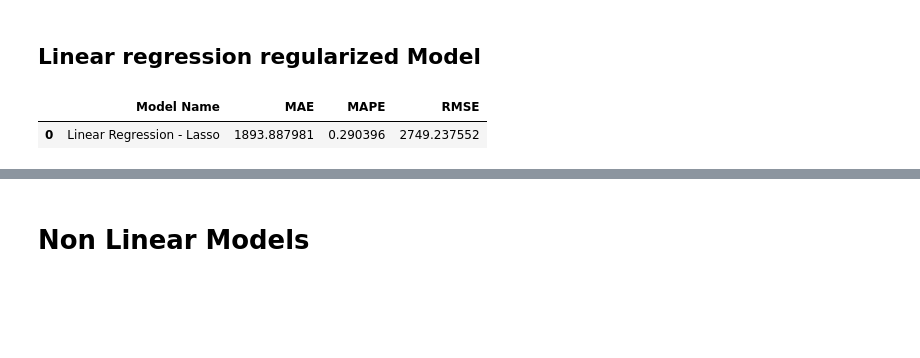
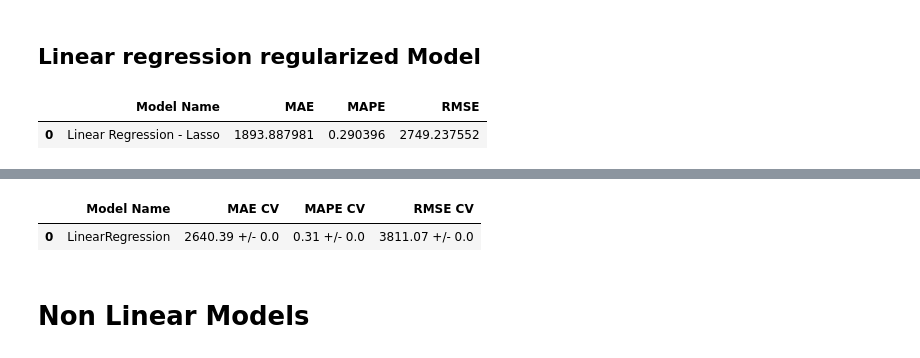
Before and after one commit to LuigiFerrari14/Data-Science-in-Production, a Jupyter notebook: RossmannSalesPrediction.ipynb, the cells around one changed output, grey strips where cells are left out. Saved outputs shown, nothing was run; the diff lists cells and outputs as text; code cells hidden in the pictures; blank space fills up the shorter version.

```diff
--- a/RossmannSalesPrediction.ipynb
+++ b/RossmannSalesPrediction.ipynb
@@ -1049,2 +1143,10 @@ lasso_result
+# %%
+model = LinearRegression()
+a = cross_validation(x_training, 5, 'LinearRegression', model)
+# %%
+a
+# %% [output]
+|  | Model Name | MAE CV | MAPE CV | RMSE CV |
+| 0 | LinearRegression | 2640.39 +/- 0.0 | 0.31 +/- 0.0 | 3811.07 +/- 0.0 |
 # %% [markdown]
 # Non Linear Models
```
Also changed, not shown: parts of 16 cells of this notebook.
